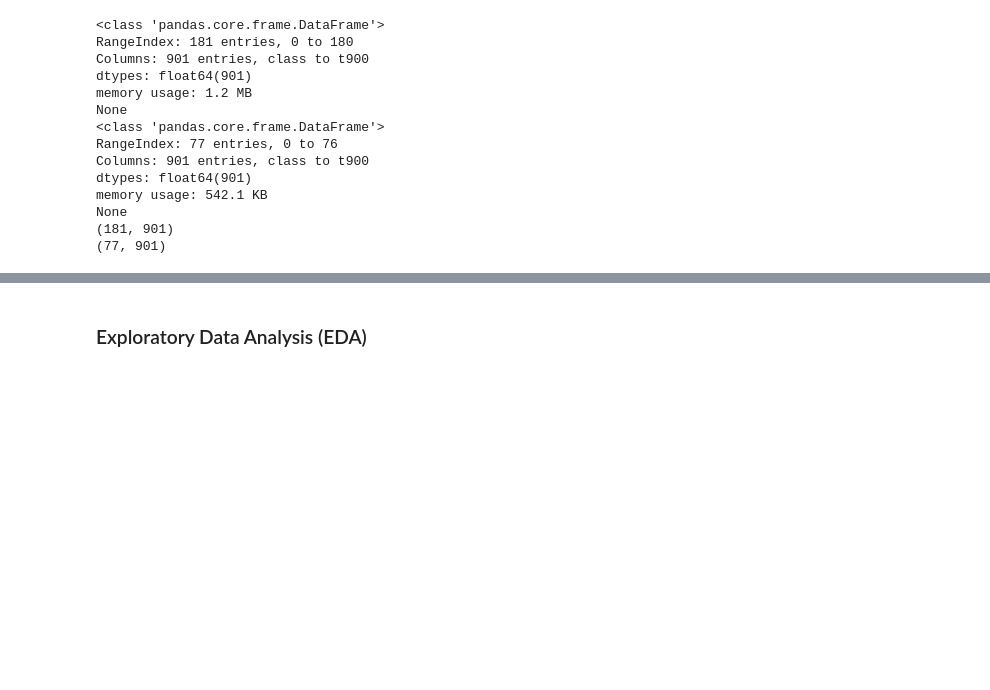
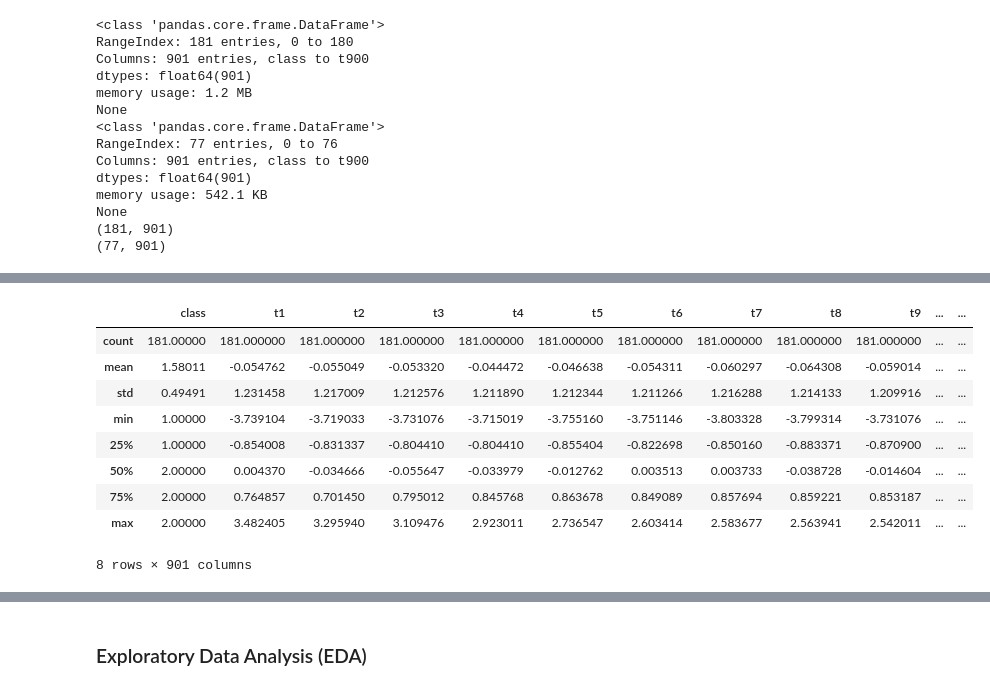
Before and after one commit to bodeborder/fcul-advanced-machine-learning, a Jupyter notebook: P2/AAA2324_P2_62931_54853.ipynb, the cells around one changed output, grey strips where cells are left out. Saved outputs shown, nothing was run; the diff lists cells and outputs as text; code cells hidden in the pictures; blank space fills up the shorter version.

```diff
--- a/P2/AAA2324_P2_62931_54853.ipynb
+++ b/P2/AAA2324_P2_62931_54853.ipynb
@@ -100,0 +73,14 @@ Name: class, Length: 77, dtype: float64
+# %%
+#statistical info of the data
+df_trainset.describe()
+# %% [output]
+|  | class | t1 | t2 | t3 | t4 | t5 | t6 | t7 | t8 | t9 | ... | ... |
+| count | 181.00000 | 181.000000 | 181.000000 | 181.000000 | 181.000000 | 181.000000 | 181.000000 | 181.000000 | 181.000000 | 181.000000 | ... | ... |
+| mean | 1.58011 | -0.054762 | -0.055049 | -0.053320 | -0.044472 | -0.046638 | -0.054311 | -0.060297 | -0.064308 | -0.059014 | ... | ... |
+| std | 0.49491 | 1.231458 | 1.217009 | 1.212576 | 1.211890 | 1.212344 | 1.211266 | 1.216288 | 1.214133 | 1.209916 | ... | ... |
+| min | 1.00000 | -3.739104 | -3.719033 | -3.731076 | -3.715019 | -3.755160 | -3.751146 | -3.803328 | -3.799314 | -3.731076 | ... | ... |
+| 25% | 1.00000 | -0.854008 | -0.831337 | -0.804410 | -0.804410 | -0.855404 | -0.822698 | -0.850160 | -0.883371 | -0.870900 | ... | ... |
+| 50% | 2.00000 | 0.004370 | -0.034666 | -0.055647 | -0.033979 | -0.012762 | 0.003513 | 0.003733 | -0.038728 | -0.014604 | ... | ... |
+| 75% | 2.00000 | 0.764857 | 0.701450 | 0.795012 | 0.845768 | 0.863678 | 0.849089 | 0.857694 | 0.859221 | 0.853187 | ... | ... |
+| max | 2.00000 | 3.482405 | 3.295940 | 3.109476 | 2.923011 | 2.736547 | 2.603414 | 2.583677 | 2.563941 | 2.542011 | ... | ... |
+8 rows × 901 columns
```
Also changed, not shown: parts of 13 cells of this notebook.
